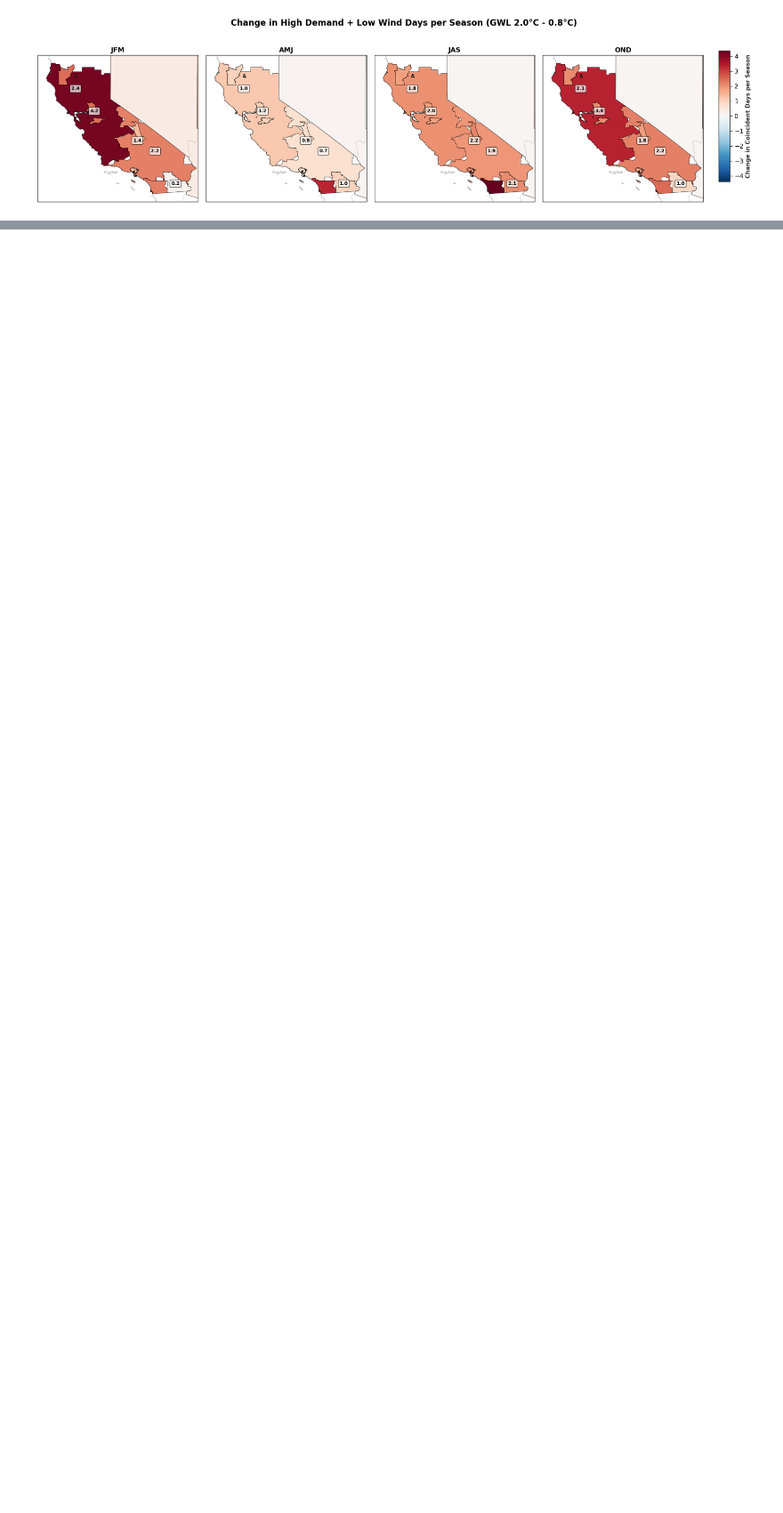
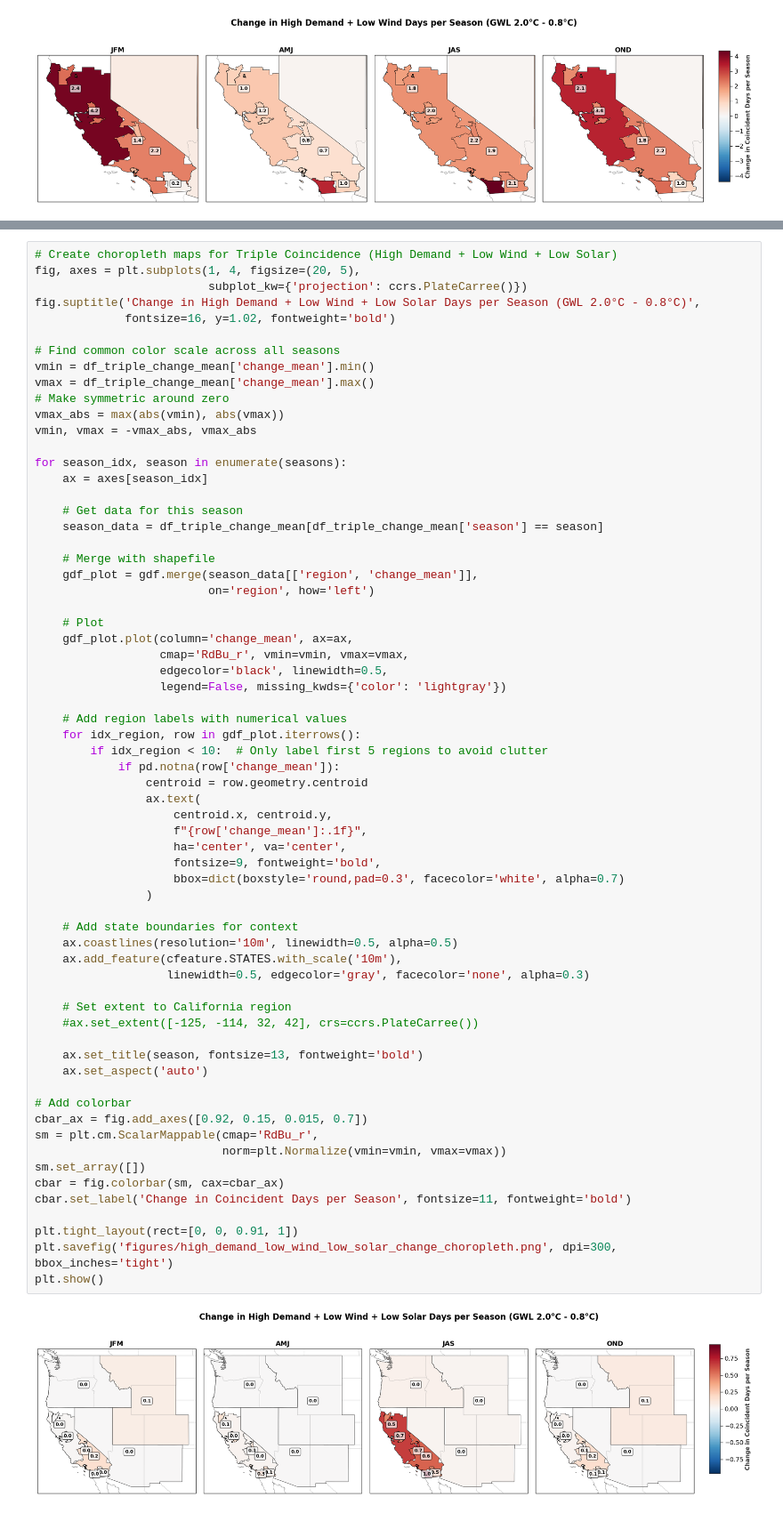
Before and after one commit to Eagle-Rock-Analytics/renewable-analysis, a Jupyter notebook: notebooks/electicity_demand_analysis/high_demand_low_supply_coincidence_analysis.ipynb, the cells around one changed output, grey strips where cells are left out. Shown at 89% size. Saved outputs shown, nothing was run; the diff lists cells and outputs as text; blank space fills up the shorter version.

```diff
--- a/notebooks/electicity_demand_analysis/high_demand_low_supply_coincidence_analysis.ipynb
+++ b/notebooks/electicity_demand_analysis/high_demand_low_supply_coincidence_analysis.ipynb
@@ -1259,0 +1514,67 @@ plt.show()
+# %%
+# Create choropleth maps for Triple Coincidence (High Demand + Low Wind + Low Solar)
+fig, axes = plt.subplots(1, 4, figsize=(20, 5),
+                         subplot_kw={'projection': ccrs.PlateCarree()})
+fig.suptitle('Change in High Demand + Low Wind + Low Solar Days per Season (GWL 2.0°C - 0.8°C)',
+             fontsize=16, y=1.02, fontweight='bold')
+
+# Find common color scale across all seasons
+vmin = df_triple_change_mean['change_mean'].min()
+vmax = df_triple_change_mean['change_mean'].max()
+# Make symmetric around zero
+vmax_abs = max(abs(vmin), abs(vmax))
+vmin, vmax = -vmax_abs, vmax_abs
+
+for season_idx, season in enumerate(seasons):
+    ax = axes[season_idx]
+
+    # Get data for this season
+    season_data = df_triple_change_mean[df_triple_change_mean['season'] == season]
+
+    # Merge with shapefile
+    gdf_plot = gdf.merge(season_data[['region', 'change_mean']],
+                         on='region', how='left')
+
+    # Plot
+    gdf_plot.plot(column='change_mean', ax=ax,
+                  cmap='RdBu_r', vmin=vmin, vmax=vmax,
+                  edgecolor='black', linewidth=0.5,
+                  legend=False, missing_kwds={'color': 'lightgray'})
+
+    # Add region labels with numerical values
+    for idx_region, row in gdf_plot.iterrows():
+        if idx_region < 10:  # Only label first 5 regions to avoid clutter
+            if pd.notna(row['change_mean']):
+                centroid = row.geometry.centroid
+                ax.text(
+                    centroid.x, centroid.y,
+                    f"{row['change_mean']:.1f}",
+                    ha='center', va='center',
+                    fontsize=9, fontweight='bold',
+                    bbox=dict(boxstyle='round,pad=0.3', facecolor='white', alpha=0.7)
+                )
+
+    # Add state boundaries for context
+    ax.coastlines(resolution='10m', linewidth=0.5, alpha=0.5)
+    ax.add_feature(cfeature.STATES.with_scale('10m'),
+                   linewidth=0.5, edgecolor='gray', facecolor='none', alpha=0.3)
+
+    # Set extent to California region
+    #ax.set_extent([-125, -114, 32, 42], crs=ccrs.PlateCarree())
+
+    ax.set_title(season, fontsize=13, fontweight='bold')
+    ax.set_aspect('auto')
+
+# Add colorbar
+cbar_ax = fig.add_axes([0.92, 0.15, 0.015, 0.7])
+sm = plt.cm.ScalarMappable(cmap='RdBu_r',
+                           norm=plt.Normalize(vmin=vmin, vmax=vmax))
+sm.set_array([])
+cbar = fig.colorbar(sm, cax=cbar_ax)
+cbar.set_label('Change in Coincident Days per Season', fontsize=11, fontweight='bold')
+
+plt.tight_layout(rect=[0, 0, 0.91, 1])
+plt.savefig('figures/high_demand_low_wind_low_solar_change_choropleth.png', dpi=300, bbox_inches='tight')
+plt.show()
+# %% [output]
+[figure, added]
```
Also changed, not shown: parts of 10 cells of this notebook, 8 other files.
